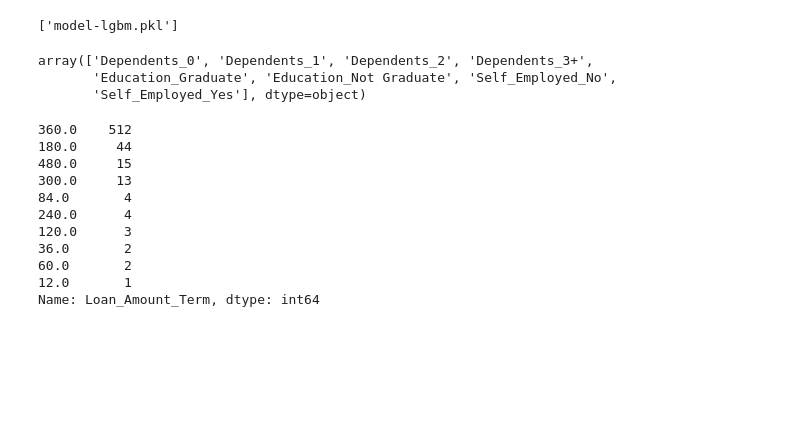
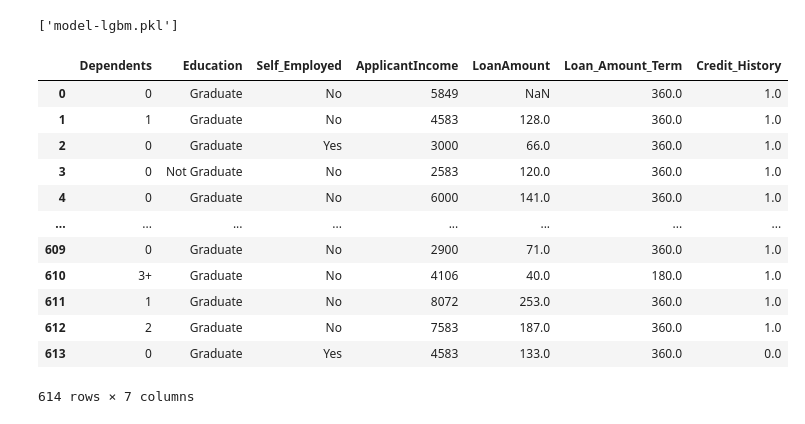
Before and after one commit to juliamoraiss/credit-loan-streamlit, a Jupyter notebook: loan-prediction-model.ipynb, the cells around one changed output. Drawn from its saved outputs; the diff is of its cells as text; code cells hidden in the pictures; blank space fills up the shorter version.

```diff
--- a/loan-prediction-model.ipynb
+++ b/loan-prediction-model.ipynb
@@ -325,23 +324,19 @@ I decided to use LGBM for final model
 joblib.dump(pipeline, 'model-lgbm.pkl')
 # %% [output]
 ['model-lgbm.pkl']
-# %%
-pipeline.named_steps['preprocessing'].named_transformers_['cat_transform'].named_steps['encode'].get_feature_names(input_features=cat_columns)
-# %% [output]
-array(['Dependents_0', 'Dependents_1', 'Dependents_2', 'Dependents_3+',
-       'Education_Graduate', 'Education_Not Graduate', 'Self_Employed_No',
-       'Self_Employed_Yes'], dtype=object)
-# %%
-train_df['Loan_Amount_Term'].value_counts()
-# %% [output]
-360.0    512
-180.0     44
-480.0     15
-300.0     13
-84.0       4
-240.0      4
-120.0      3
-36.0       2
-60.0       2
-12.0       1
-Name: Loan_Amount_Term, dtype: int64
+# %%
+X
+# %% [output]
+|  | Dependents | Education | Self_Employed | ApplicantIncome | LoanAmount | Loan_Amount_Term | Credit_History |
+| 0 | 0 | Graduate | No | 5849 | NaN | 360.0 | 1.0 |
+| 1 | 1 | Graduate | No | 4583 | 128.0 | 360.0 | 1.0 |
+| 2 | 0 | Graduate | Yes | 3000 | 66.0 | 360.0 | 1.0 |
+| 3 | 0 | Not Graduate | No | 2583 | 120.0 | 360.0 | 1.0 |
+| 4 | 0 | Graduate | No | 6000 | 141.0 | 360.0 | 1.0 |
+| ... | ... | ... | ... | ... | ... | ... | ... |
+| 609 | 0 | Graduate | No | 2900 | 71.0 | 360.0 | 1.0 |
+| 610 | 3+ | Graduate | No | 4106 | 40.0 | 180.0 | 1.0 |
+| 611 | 1 | Graduate | No | 8072 | 253.0 | 360.0 | 1.0 |
+| 612 | 2 | Graduate | No | 7583 | 187.0 | 360.0 | 1.0 |
+| 613 | 0 | Graduate | Yes | 4583 | 133.0 | 360.0 | 0.0 |
+614 rows × 7 columns
```
Also changed, not shown: parts of 27 cells of this notebook, 4 other files.
